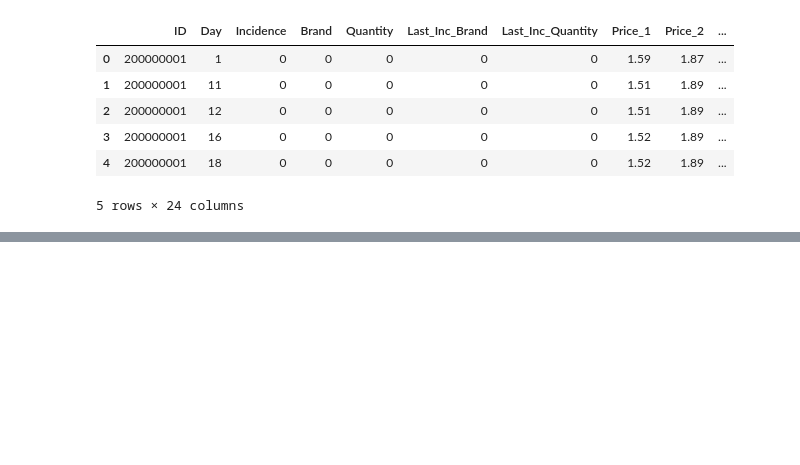
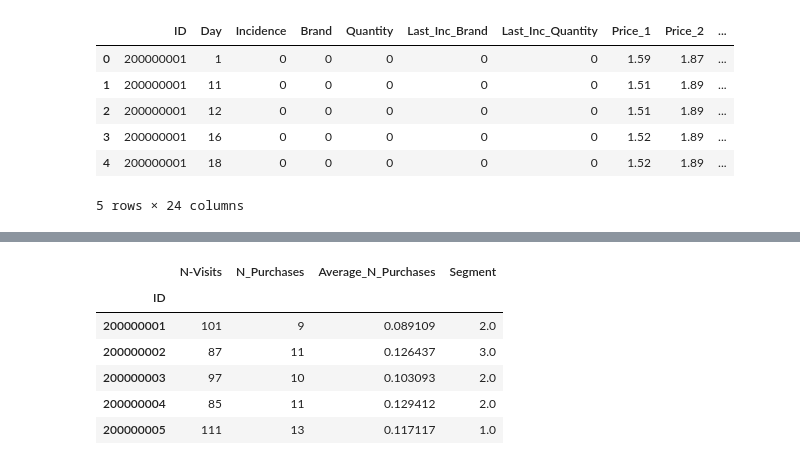
Before and after one commit to Sethchong/Customer_Analytics_DS, a Jupyter notebook: Purchase.ipynb, the cells around one changed output, grey strips where cells are left out. Drawn from its saved outputs; the diff is of its cells as text; code cells hidden in the pictures; blank space fills up the shorter version.

```diff
--- a/Purchase.ipynb
+++ b/Purchase.ipynb
@@ -21,0 +96,10 @@ df_purchase.head()
+# %%
+# selecting what we need and then group by ID
+# then we will count() it
+temp1 = df_purchase_predictors[['ID','Incidence']].groupby(['ID'], as_index=False).count()
+
+temp1 = temp1.set_index('ID')
+
+# renaming the Incidence col into N_Visits
+temp1 = temp1.rename(columns={'Incidence': 'N-Visits'})
+temp1.head()
@@ -21,0 +114,9 @@ df_purchase.head()
+# %%
+temp2 = df_purchase_predictors[['ID','Incidence']].groupby(['ID'], as_index= False).sum()
+temp2 = temp2.set_index('ID')
+temp2 = temp2.rename(columns={'Incidence': 'N_Purchases'})
+
+
+# joining the 2 df together
+temp3 = temp1.join(temp2)
+temp3.head()
@@ -21,0 +131,5 @@ df_purchase.head()
+# %%
+# finding out the avergae number of purchases
+
+temp3['Average_N_Purchases'] = temp3['N_Purchases'] / temp3['N-Visits']
+temp3.head()
@@ -21,0 +144,14 @@ df_purchase.head()
+# %%
+temp4 = df_purchase_predictors[['ID','Segment']].groupby(['ID'], as_index= False).mean()
+temp4 = temp4.set_index('ID')
+df_purchase_descr = temp3.join(temp4)
+# %%
+df_purchase_descr.head()
+# %% [output]
+|  | N-Visits | N_Purchases | Average_N_Purchases | Segment |
+| ID |  |  |  |  |
+| 200000001 | 101 | 9 | 0.089109 | 2.0 |
+| 200000002 | 87 | 11 | 0.126437 | 3.0 |
+| 200000003 | 97 | 10 | 0.103093 | 2.0 |
+| 200000004 | 85 | 11 | 0.129412 | 2.0 |
+| 200000005 | 111 | 13 | 0.117117 | 1.0 |
```
Also changed, not shown: parts of 19 cells of this notebook, 6 other files.
